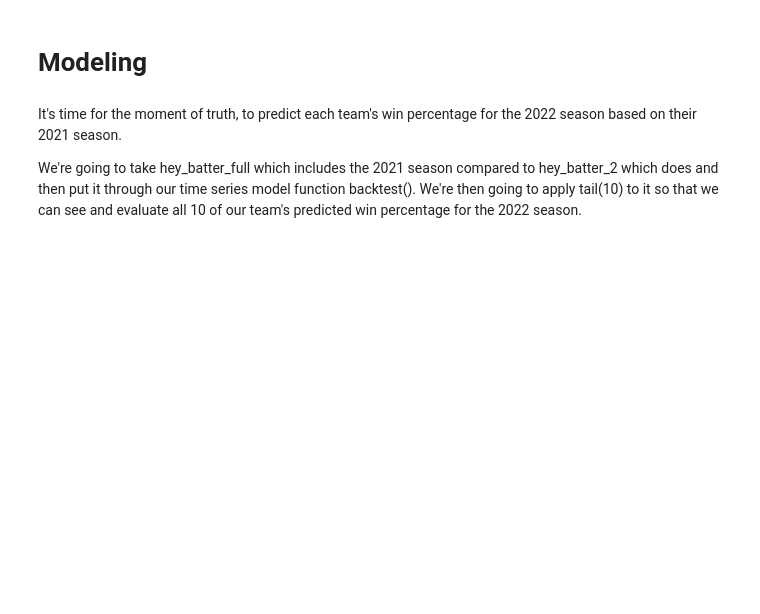
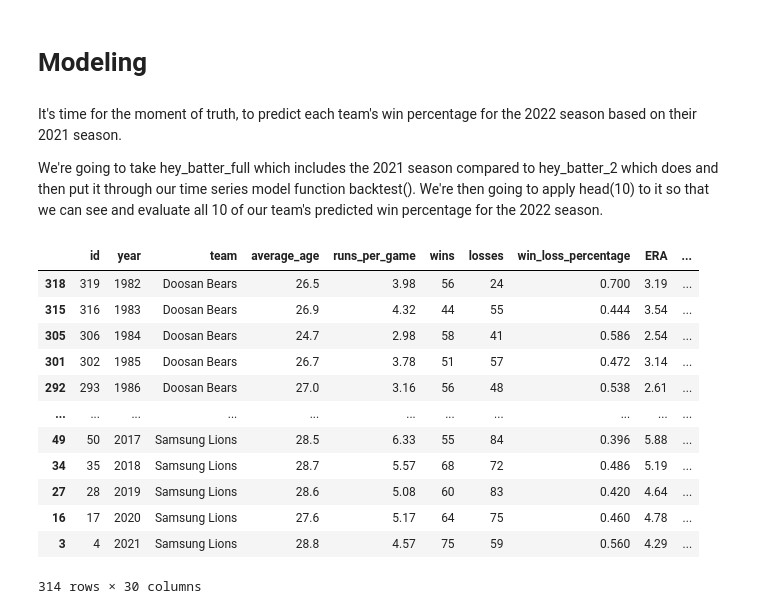
Before and after one commit to e-machinelearning/Hey-Batter-Batter-, a Jupyter notebook: Hey Batter Batter!.ipynb, the cells around one changed output. Cells and saved outputs as stored; diff of their text form; code cells hidden in the pictures; blank space fills up the shorter version.

Commit message:
Completed Modeling

```diff
--- a/Hey Batter Batter!.ipynb
+++ b/Hey Batter Batter!.ipynb
@@ -1041,4 +1042,21 @@ We have our model ready. our model is in the form of our backtest function so us
 # %% [markdown]
 It's time for the moment of truth, to predict each team's win percentage for the 2022 season based on their 2021 season.
 
-We're going to take hey_batter_full which includes the 2021 season compared to hey_batter_2 which does and then put it through our time series model function backtest(). We're then going to apply tail(10) to it so that we can see and evaluate all 10 of our team's predicted win percentage for the 2022 season.
+We're going to take hey_batter_full which includes the 2021 season compared to hey_batter_2 which does and then put it through our time series model function backtest(). We're then going to apply head(10) to it so that we can see and evaluate all 10 of our team's predicted win percentage for the 2022 season.
+# %%
+#checking data first
+hey_batter_full
+# %% [output]
+|  | id | year | team | average_age | runs_per_game | wins | losses | win_loss_percentage | ERA | ... |
+| 318 | 319 | 1982 | Doosan Bears | 26.5 | 3.98 | 56 | 24 | 0.700 | 3.19 | ... |
+| 315 | 316 | 1983 | Doosan Bears | 26.9 | 4.32 | 44 | 55 | 0.444 | 3.54 | ... |
+| 305 | 306 | 1984 | Doosan Bears | 24.7 | 2.98 | 58 | 41 | 0.586 | 2.54 | ... |
+| 301 | 302 | 1985 | Doosan Bears | 26.7 | 3.78 | 51 | 57 | 0.472 | 3.14 | ... |
+| 292 | 293 | 1986 | Doosan Bears | 27.0 | 3.16 | 56 | 48 | 0.538 | 2.61 | ... |
+| ... | ... | ... | ... | ... | ... | ... | ... | ... | ... | ... |
+| 49 | 50 | 2017 | Samsung Lions | 28.5 | 6.33 | 55 | 84 | 0.396 | 5.88 | ... |
+| 34 | 35 | 2018 | Samsung Lions | 28.7 | 5.57 | 68 | 72 | 0.486 | 5.19 | ... |
+| 27 | 28 | 2019 | Samsung Lions | 28.6 | 5.08 | 60 | 83 | 0.420 | 4.64 | ... |
+| 16 | 17 | 2020 | Samsung Lions | 27.6 | 5.17 | 64 | 75 | 0.460 | 4.78 | ... |
+| 3 | 4 | 2021 | Samsung Lions | 28.8 | 4.57 | 75 | 59 | 0.560 | 4.29 | ... |
+314 rows × 30 columns
```
Also changed, not shown: parts of 14 cells of this notebook.
